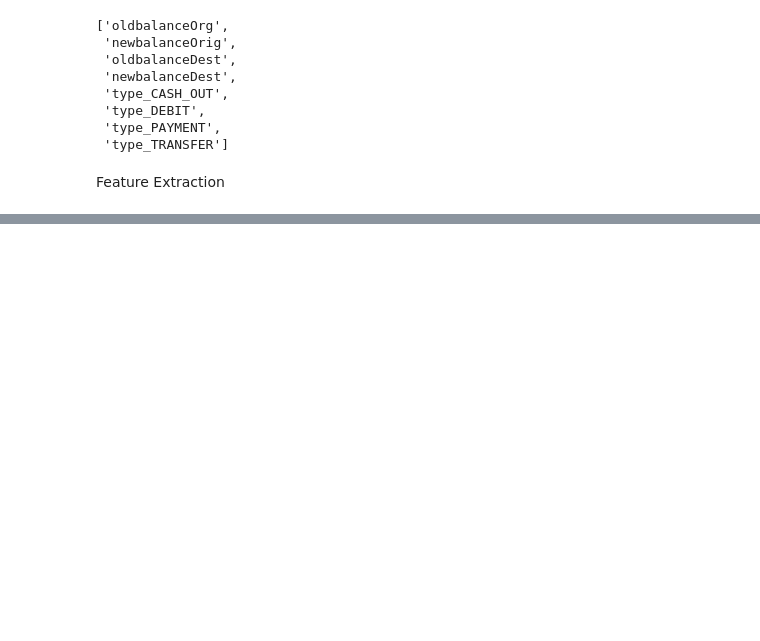
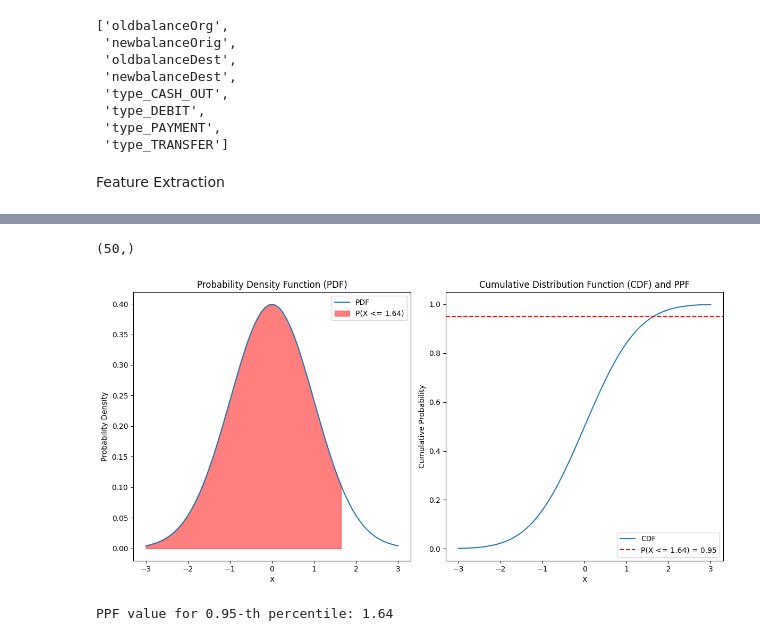
Before and after one commit to ArunKhare/FraudDetection, a Jupyter notebook: notebook/eda.ipynb, the cells around one changed output, grey strips where cells are left out. Saved outputs shown, nothing was run; the diff lists cells and outputs as text; code cells hidden in the pictures; blank space fills up the shorter version.

```diff
--- a/notebook/eda.ipynb
+++ b/notebook/eda.ipynb
@@ -633,0 +681,51 @@ X_test['transaction_amount_to_std_card'] = X_test['TransactionAmt'] / X_test.gro
+# %%
+np.linspace(3,3)
+# %% [output]
+(50,)
+# %%
+import numpy as np
+import matplotlib.pyplot as plt
+from scipy.stats import norm
+
+# Define parameters for the normal distribution
+mu = 0        # Mean
+sigma = 1     # Standard deviation
+
+# Generate a range of values for x
+x = np.linspace(-3, 3, 1000)
+
+# Calculate the PDF (Probability Density Function)
+pdf_values = norm.pdf(x, loc=mu, scale=sigma)
+
+# Calculate the PPF (Percent Point Function) for a specific cumulative probability
+q = 0.95
+ppf_value = norm.ppf(q, loc=mu, scale=sigma)
+
+# Plot the PDF and mark the PPF value
+plt.figure(figsize=(12, 6))
+
+# PDF plot
+plt.subplot(1, 2, 1)
+plt.plot(x, pdf_values, label='PDF')
+plt.fill_between(x, 0, pdf_values, where=(x <= ppf_value), color='red', alpha=0.5, label=f'P(X <= {ppf_value:.2f})')
+plt.legend()
+plt.title('Probability Density Function (PDF)')
+plt.xlabel('X')
+plt.ylabel('Probability Density')
+
+# PPF plot
+plt.subplot(1, 2, 2)
+plt.plot(x, norm.cdf(x, loc=mu, scale=sigma), label='CDF')
+plt.axhline(q, color='red', linestyle='--', label=f'P(X <= {ppf_value:.2f}) = {q}')
+plt.legend()
+plt.title('Cumulative Distribution Function (CDF) and PPF')
+plt.xlabel('X')
+plt.ylabel('Cumulative Probability')
+
+plt.tight_layout()
+plt.show()
+
+print(f'PPF value for {q}-th percentile: {ppf_value:.2f}')
+# %% [output]
+[figure, added]
+PPF value for 0.95-th percentile: 1.64
```
Also changed, not shown: parts of 3 cells of this notebook, 15 other files.
